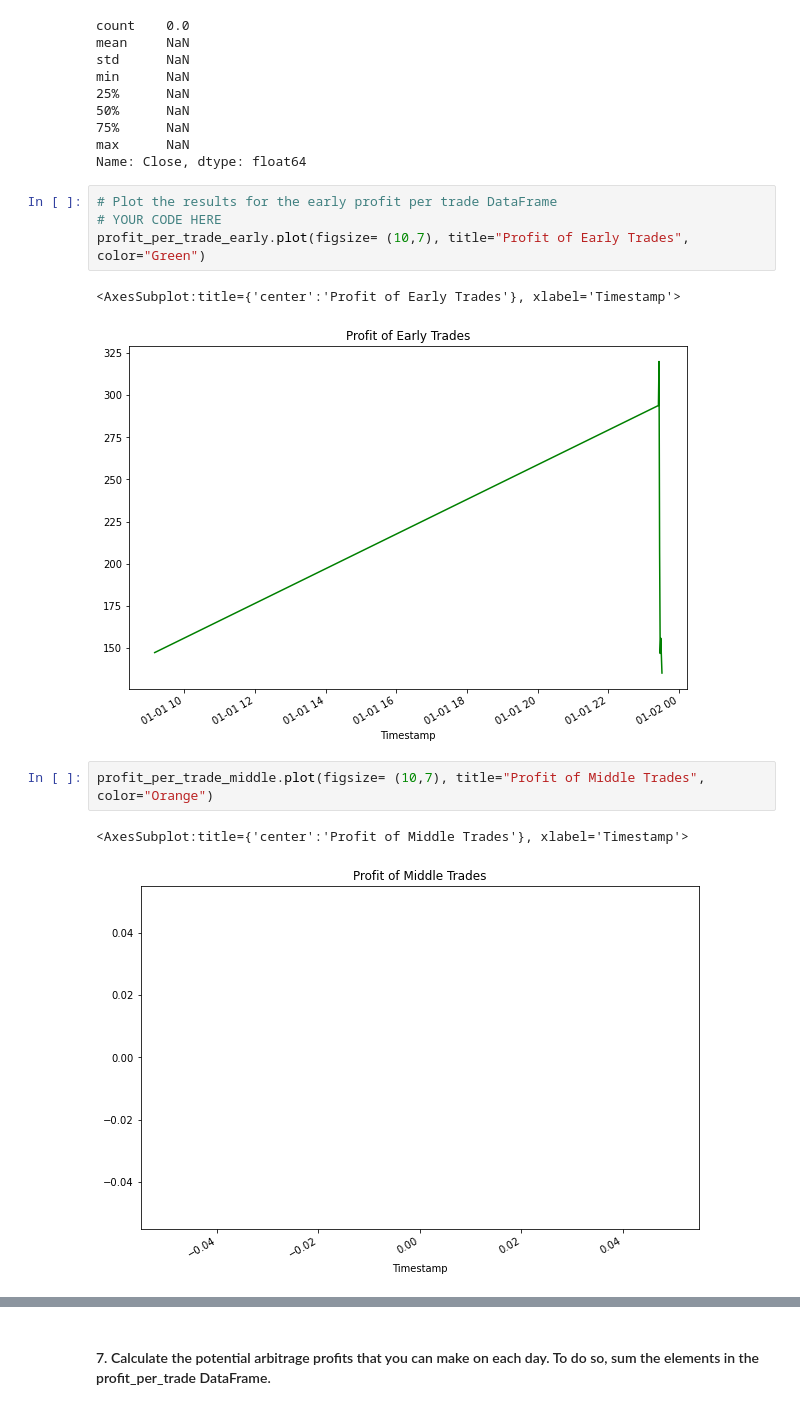
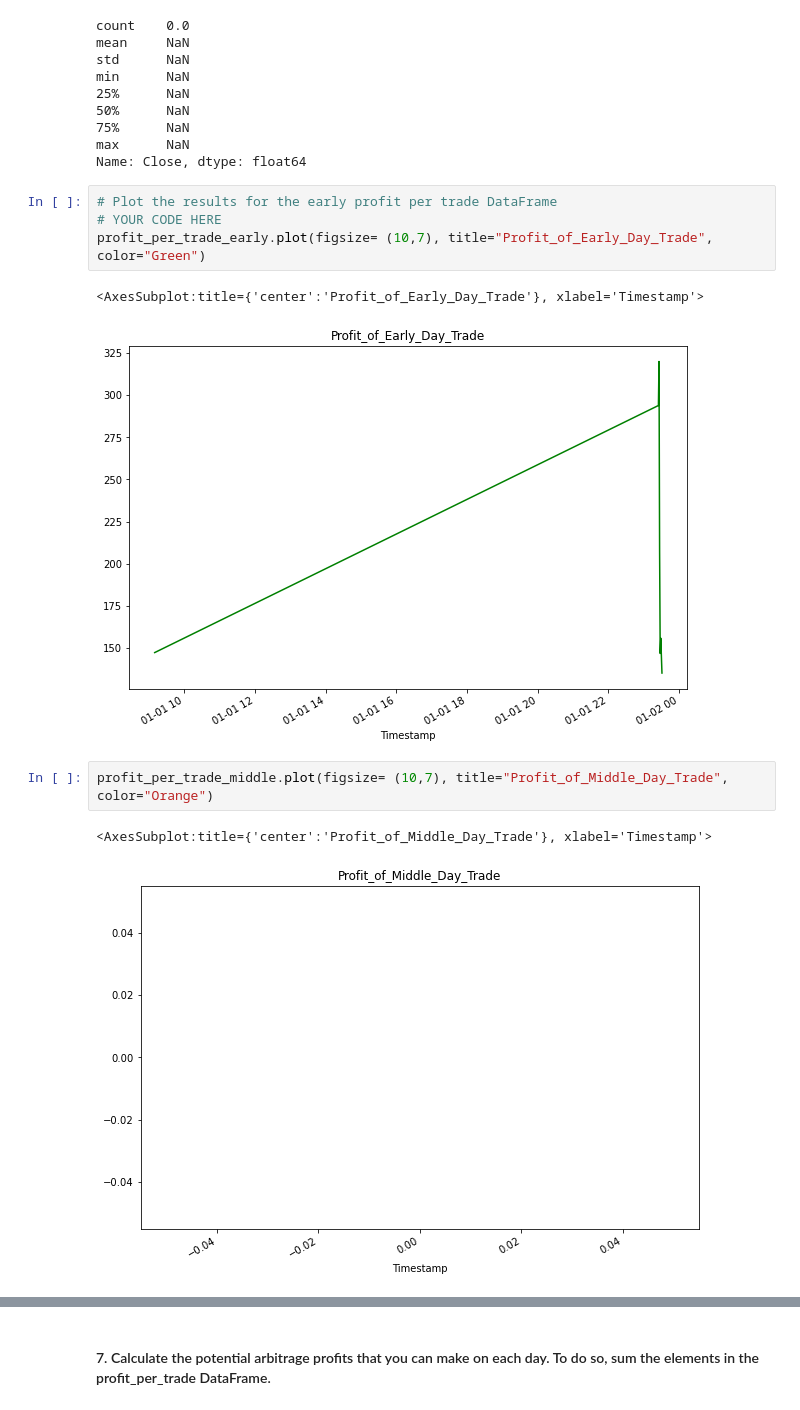
Before and after one commit to trekj/Challenge_Three, a Jupyter notebook: Starter_Code/crypto_arbitrage.ipynb, the cells around one changed output, grey strips where cells are left out. Cells and saved outputs as stored; diff of their text form.

```diff
--- a/Starter_Code/crypto_arbitrage.ipynb
+++ b/Starter_Code/crypto_arbitrage.ipynb
@@ -803,13 +803,13 @@ Name: Close, dtype: float64
 # %%
 # Plot the results for the early profit per trade DataFrame
 # YOUR CODE HERE
-profit_per_trade_early.plot(figsize= (10,7), title="Profit of Early Trades", color="Green")
+profit_per_trade_early.plot(figsize= (10,7), title="Profit_of_Early_Day_Trade", color="Green")
 # %% [output]
-<AxesSubplot:title={'center':'Profit of Early Trades'}, xlabel='Timestamp'>
+<AxesSubplot:title={'center':'Profit_of_Early_Day_Trade'}, xlabel='Timestamp'>
-[figure, old version]
+[figure, new version]
 # %%
-profit_per_trade_middle.plot(figsize= (10,7), title="Profit of Middle Trades", color="Orange")
+profit_per_trade_middle.plot(figsize= (10,7), title="Profit_of_Middle_Day_Trade", color="Orange")
 # %% [output]
-<AxesSubplot:title={'center':'Profit of Middle Trades'}, xlabel='Timestamp'>
+<AxesSubplot:title={'center':'Profit_of_Middle_Day_Trade'}, xlabel='Timestamp'>
-[figure, old version]
+[figure, new version]
 # %%
```
Also changed, not shown: parts of 9 cells of this notebook.
